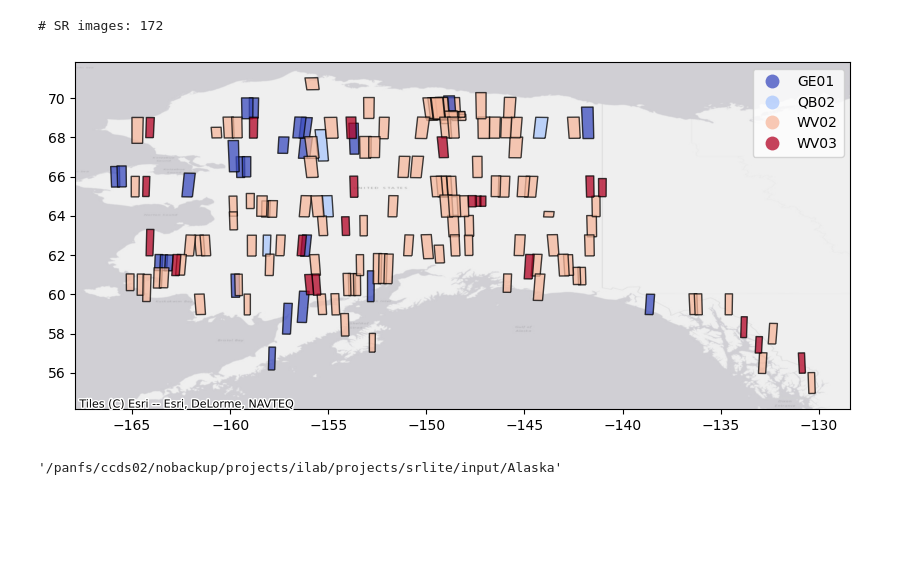
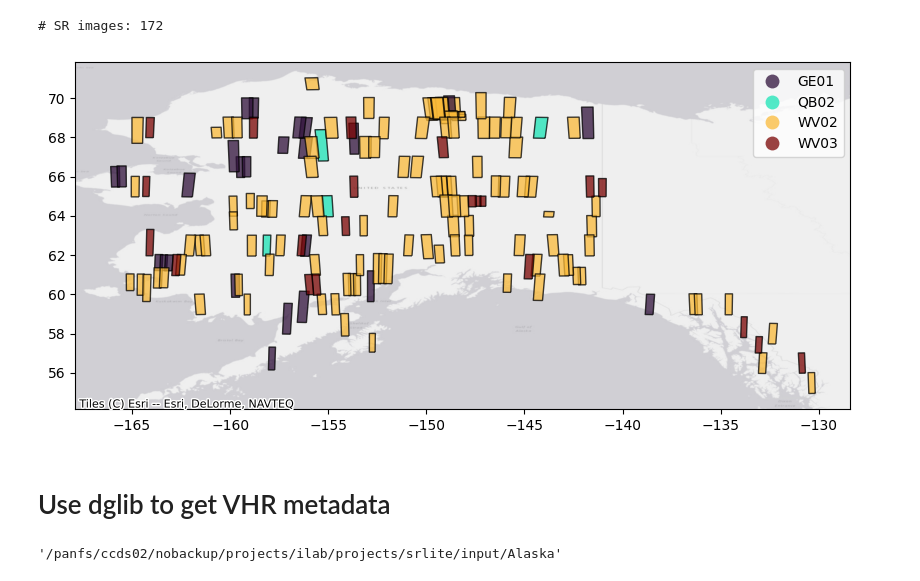
Before and after one commit to pahbs/geoscitools, a Jupyter notebook: vhr_xml_dataframe.ipynb, the cells around one changed output. Drawn from its saved outputs; the diff is of its cells as text; code cells hidden in the pictures; blank space fills up the shorter version.

```diff
--- a/vhr_xml_dataframe.ipynb
+++ b/vhr_xml_dataframe.ipynb
@@ -318,6 +246,12 @@ Building GDF from list...
 # %% [markdown]
 ### Join gdfs
 # %%
-footprint_gdf = pd.merge(footprint_gdf_sr, footprint_gdf_toa[['file', 'name', 'path']], how='inner', left_on = 'name', right_on = 'name', copy=False)
-# concat
-#footprint_gdf = pd.concat([footprint_gdf_toa, footprint_gdf_sr])
+# Outer join lets you see which TOAs dont have corresponding SR
+footprint_gdf = pd.merge(footprint_gdf_sr, footprint_gdf_toa[['file', 'name', 'path']], how='outer', left_on = 'name', right_on = 'name', copy=False)
+
+# Some TOAs might not produce SR - find them.
+footprint_gdf_TOA_no_SR = footprint_gdf[footprint_gdf.path_x.isnull()]
+num_missing_SR = footprint_gdf_TOA_no_SR.shape[0]
+footprint_gdf = footprint_gdf[~footprint_gdf.path_x.isnull()]
+
+print( f"# TOAs missing SR images: {num_missing_SR}")
@@ -324,4 +273,5 @@ footprint_gdf = pd.merge(footprint_gdf_sr, footprint_gdf_toa[['file', 'name', 'p
 # %%
+footprint_gdf['catid'] = footprint_gdf['name'].str.split('_', expand=True)[3]
 footprint_gdf['sensor'] = footprint_gdf['file_x'].str.split('_', expand=True)[0]
 footprint_gdf['year'] = footprint_gdf['file_x'].str.split('_', expand=True)[1].str[0:4].astype(int)
 footprint_gdf['month'] = footprint_gdf['file_x'].str.split('_', expand=True)[1].str[4:6].astype(int)
@@ -335,27 +285,29 @@ print( f"# SR images: {footprint_gdf[footprint_gdf['type'] == 'SR'].shape[0]}")
 # %%
 fig, (ax1) = plt.subplots(nrows=1, ncols=1, figsize=(10,5))
 #colors = {'TOA':'tab:red', 'SR':'tab:green'}
 #colors = {'QB02':'tab:pink', 'GE01':'tab:green', 'WV01':'tab:blue', 'WV02':'tab:red', 'WV03':'tab:purple'}
 
 # Plot type
 #ax = footprint_gdf.plot(ax=ax, alpha=0.5, ec='k', column='sensor', label='file', categorical=True, legend=True, cmap='viridis')
 
 # Plot sensor of SR
-ax1 = footprint_gdf[footprint_gdf['type']  == 'SR'].plot(ax=ax1, alpha=0.75, ec='k', column='sensor', categorical=True, legend=True, cmap='coolwarm')
+ax1 = footprint_gdf[footprint_gdf['type']  == 'SR'].plot(ax=ax1, alpha=0.75, ec='k', column='sensor', categorical=True, legend=True, cmap='turbo')
 
 #ax = target_footprint_gdf.boundary.plot(ax=ax, color='red')
 
 #ax.legend(loc="upper left")
 ax1 = ctx.add_basemap(ax1, crs=4326,
     #source = ctx.providers.Gaode.Satellite
     #source = ctx.providers.Esri.WorldShadedRelief
     source = ctx.providers.Esri.WorldGrayCanvas
     #source = ctx.providers.Esri.NatGeoWorldMap
     #source = ctx.providers.Esri.WorldImagery
     #source = ctx.providers.Esri.DeLorme
 )
 # %% [output]
-[figure, old version]
+[figure, new version]
+# %% [markdown]
+# Use dglib to get VHR metadata
 # %%
 id_list = dglib.dir_ids(TARGET_DIR_TOA)
 TARGET_DIR_TOA
```
Also changed, not shown: parts of 43 cells of this notebook, 6 other files.
